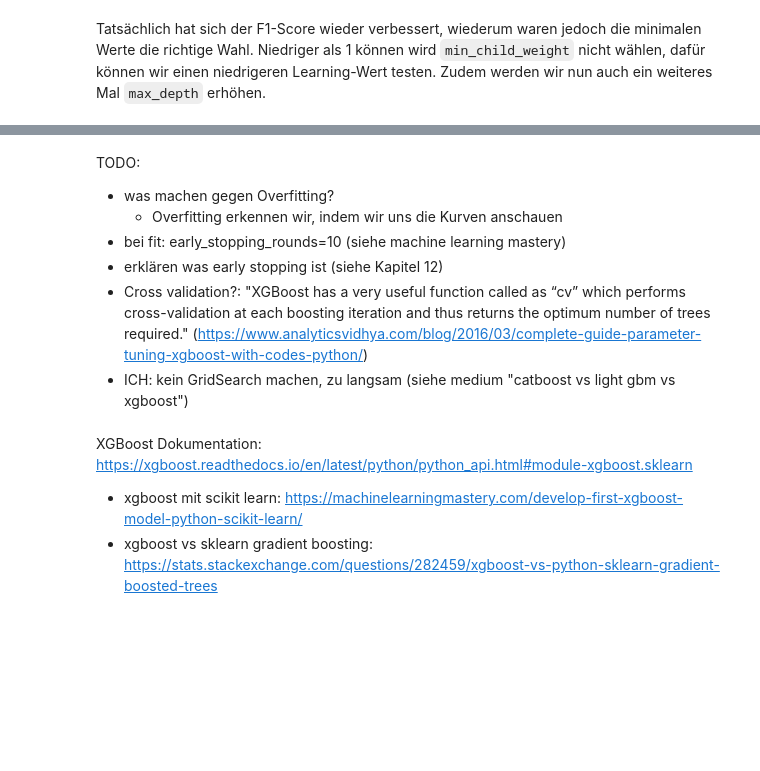
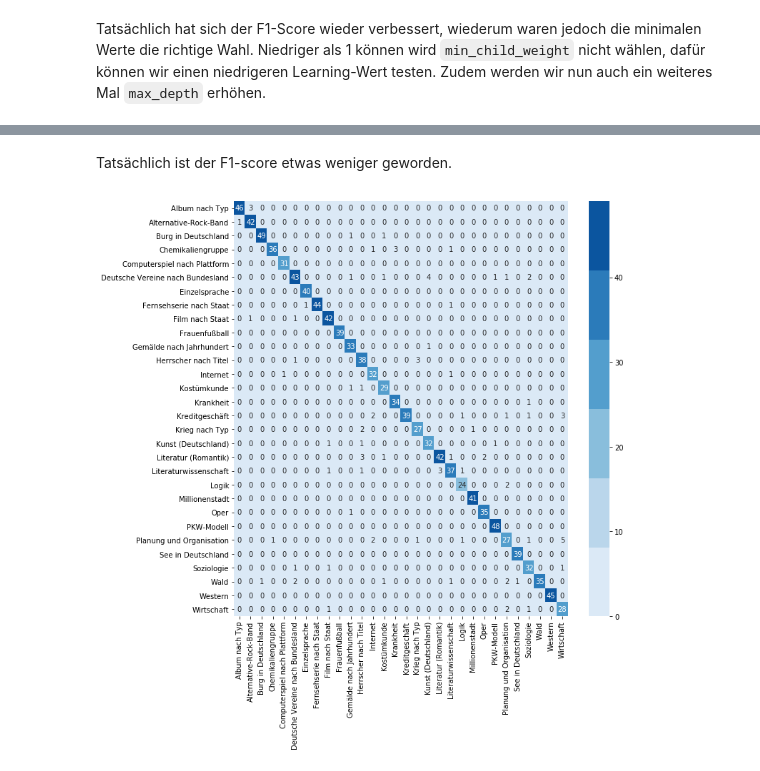
Before and after one commit to realjanpaulus/german_text_classification_nlp, a Jupyter notebook: tutorials/Kapitel 09 - XGBoost & Decision trees.ipynb, the cells around one changed output, grey strips where cells are left out. Drawn from its saved outputs; the diff is of its cells as text; code cells hidden in the pictures; blank space fills up the shorter version.

```diff
--- a/tutorials/Kapitel 09 - XGBoost & Decision trees.ipynb
+++ b/tutorials/Kapitel 09 - XGBoost & Decision trees.ipynb
@@ -538,0 +582,8 @@ aktuell mache ich das: https://www.analyticsvidhya.com/blog/2016/03/complete-gui
+# %%
+X_train_small = X_train[:3600]
+y_train_small = y_train[:3600]
+X_val = X_train[3600:]
+y_val = y_train[3600:]
+
+eval_set = [(X_train_small, y_train_small), (X_val, y_val)]
+eval_metric = ["merror", "mlogloss"]
@@ -618,13 +738,22 @@ plot_results(xgb_model.evals_result())
-# %% [markdown]
-
-TODO:
-- was machen gegen Overfitting?
-    - Overfitting erkennen wir, indem wir uns die Kurven anschauen
-- bei fit: early_stopping_rounds=10 (siehe machine learning mastery)
-- erklären was early stopping ist (siehe Kapitel 12)
-- Cross validation?: "XGBoost has a very useful function called as “cv” which performs cross-validation at each boosting iteration and thus returns the optimum number of trees required." (https://www.analyticsvidhya.com/blog/2016/03/complete-guide-parameter-tuning-xgboost-with-codes-python/)
-- ICH: kein GridSearch machen, zu langsam (siehe medium "catboost vs light gbm vs xgboost")
-# %% [markdown]
-XGBoost Dokumentation: https://xgboost.readthedocs.io/en/latest/python/python_api.html#module-xgboost.sklearn
-- xgboost mit scikit learn: https://machinelearningmastery.com/develop-first-xgboost-model-python-scikit-learn/
-- xgboost vs sklearn gradient boosting: https://stats.stackexchange.com/questions/282459/xgboost-vs-python-sklearn-gradient-boosted-trees
+# %% [markdown]
+Tatsächlich ist der F1-score etwas weniger geworden.
+# %%
+from sklearn.metrics import confusion_matrix
+
+cnf_matrix = confusion_matrix(y_test, y_pred)
+cnf_matrix[:10] #verkürzte Darstellung, damit der Output nicht zu groß wird
+
+import seaborn as sns
+import matplotlib.pyplot as plt
+
+# Die Original Kategorienbezeichnungen
+classes = corpus["category"].drop_duplicates().tolist()
+
+# Ein DataFrame mit den Kategorienbezeichnungen als Reihen und Spalten
+cnf_df = pd.DataFrame(cnf_matrix, index=classes, columns=classes)
+
+plt.figure(figsize=(11, 11))
+sns.heatmap(cnf_df, annot=True, cmap=sns.color_palette("Blues"))
+plt.tight_layout()
+# %% [output]
+[figure, added]
```
Also changed, not shown: parts of 30 cells of this notebook, 7 other files.
